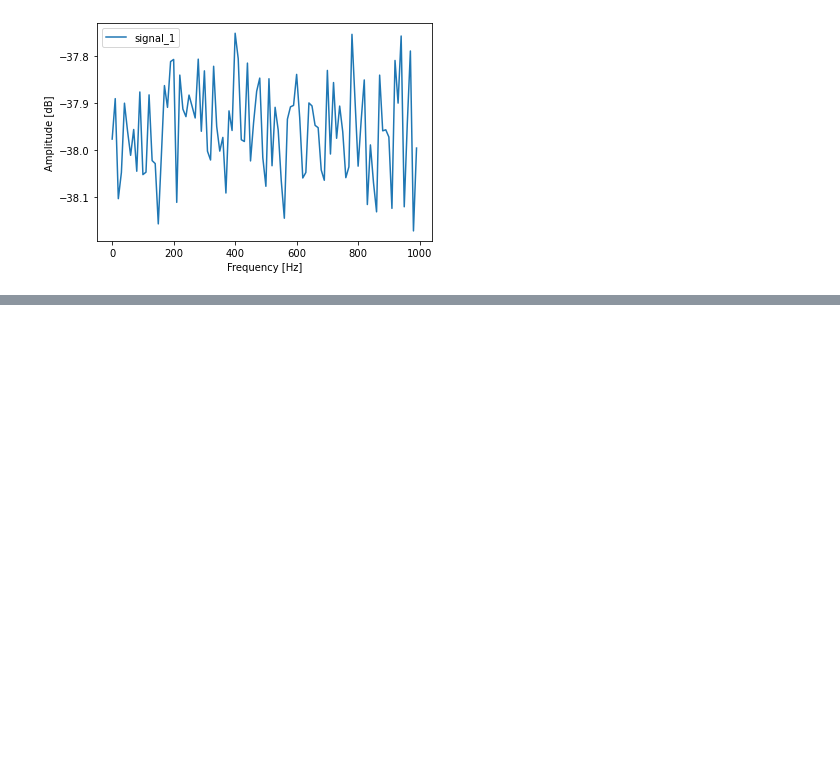
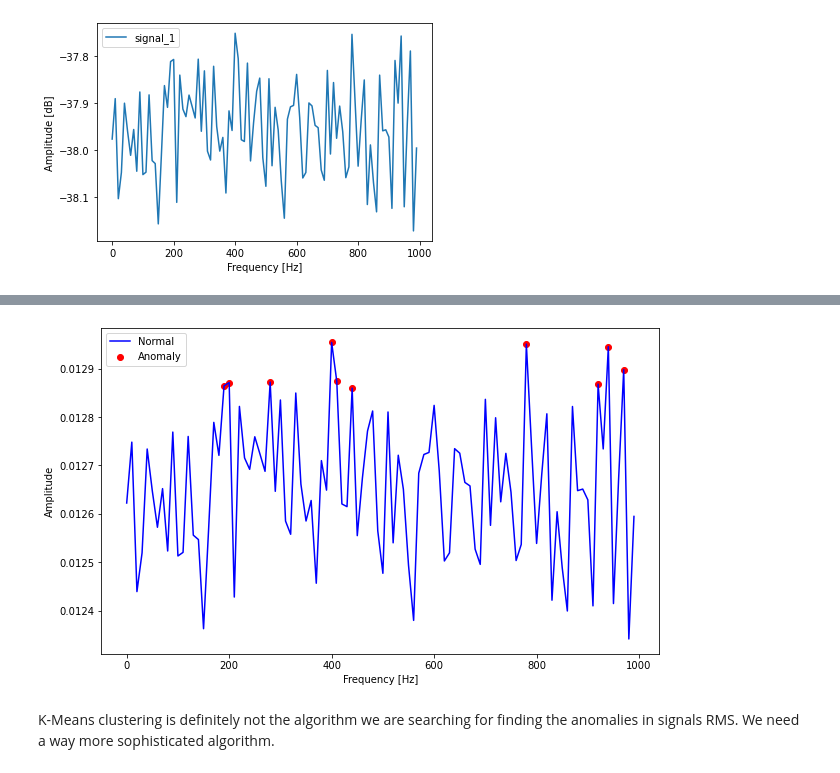
Before and after one commit to Svantevith/AI, a Jupyter notebook: Bachelor/mat_to_csv.ipynb, the cells around one changed output, grey strips where cells are left out. Cells and saved outputs as stored; diff of their text form; code cells hidden in the pictures; blank space fills up the shorter version.

```diff
--- a/Bachelor/mat_to_csv.ipynb
+++ b/Bachelor/mat_to_csv.ipynb
@@ -796,0 +757,38 @@ plt.show()
+# %%
+def get_distance_from_point(data, model):
+    distance = pd.Series(dtype=np.float64)
+    for i in range(len(data)):
+        Xa = np.array(data[i])
+        Xb = model.cluster_centers_[model.labels_[i] - 1]
+        distance.at[i] = np.linalg.norm(Xa - Xb)
+    return distance
+
+outliers_fraction = 1e-1
+
+# get the distance between each point and its nearest centroid. The biggest distances are considered as anomaly
+distance = get_distance_from_point(X, k_means_model)
+number_of_outliers = int(outliers_fraction * len(distance))
+threshold = distance.nlargest(number_of_outliers).min() # nlargest returns the largest n elements
+
+# anomaly1 contain the anomaly result of the above method Cluster (0:normal, 1:anomaly)
+X_df = pd.DataFrame(
+    data=np.column_stack([X, [1 if x >= threshold else 0 for x in distance]]),
+    index=[f'{i} Hz' for i in freq_1e2],
+    columns=['Signal 1', 'Anomaly'],
+)
+
+# visualisation of anomaly with cluster view
+anomalies = pd.Series(
+    data=[X_df['Signal 1'].iloc[i] if X_df['Anomaly'].iloc[i] == 1 else None for i in range(100)],
+    index=[f'{i} Hz' for i in freq_1e2]) # anomaly
+
+plt.figure(figsize=(10,6))
+plt.scatter(freq_1e2, anomalies, color='red', label='Anomaly')
+plt.plot(freq_1e2, X_df['Signal 1'], color='blue', label='Normal')
+plt.xlabel('Frequency [Hz]'), plt.ylabel('Amplitude')
+plt.legend()
+plt.show()
+# %% [output]
+[figure, added]
+# %% [markdown]
+K-Means clustering is definitely not the algorithm we are searching for finding the anomalies in signals RMS. We need a way more sophisticated algorithm.
```
Also changed, not shown: parts of 13 cells of this notebook.
